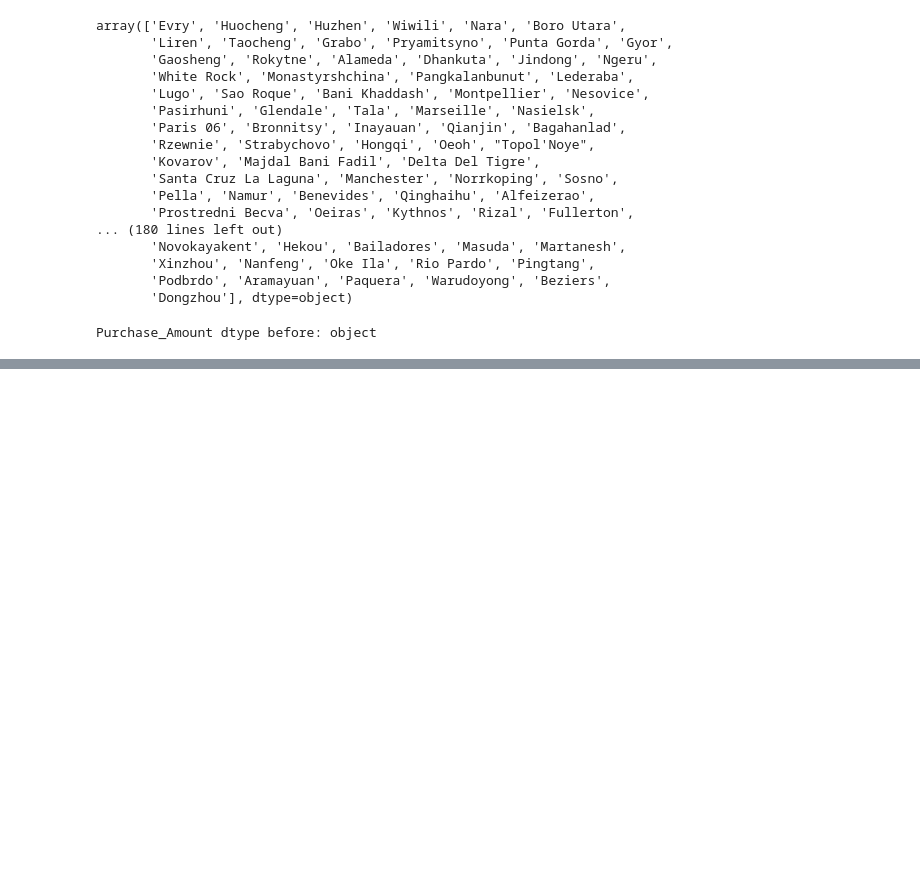
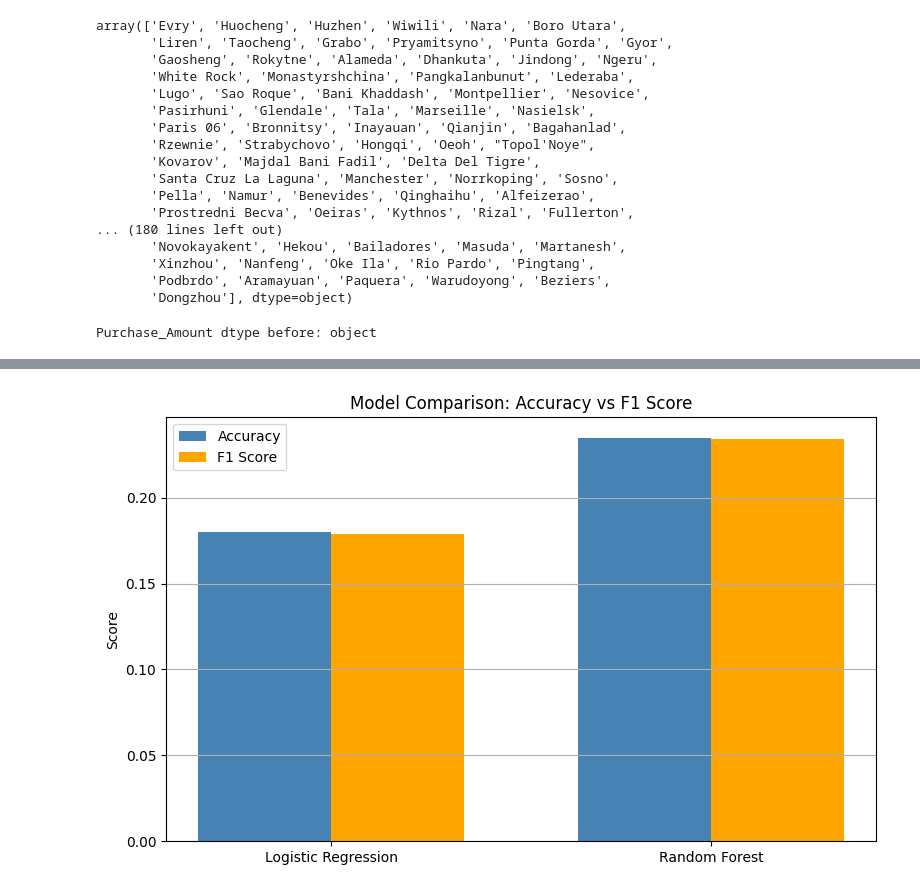
Before and after one commit to Bhekstar007/COS20089, a Jupyter notebook: Assignment_2.ipynb, the cells around one changed output, grey strips where cells are left out. Saved outputs shown, nothing was run; the diff lists cells and outputs as text; code cells hidden in the pictures; blank space fills up the shorter version.

Commit message:
Done with Logistic Regression & Random Forest

```diff
--- a/Assignment_2.ipynb
+++ b/Assignment_2.ipynb
@@ -194,0 +296,4 @@ Cleaned dataset saved to EcommerceConsumerBehavior_Cleaned.csv
+# %%
+X_train, X_test, y_train, y_test = train_test_split(
+    X, y_encoded, test_size=0.2, random_state=42, stratify=y_encoded
+)
@@ -194,0 +304,6 @@ Cleaned dataset saved to EcommerceConsumerBehavior_Cleaned.csv
+# %%
+logreg_model.fit(X_train, y_train)
+y_pred_logreg = logreg_model.predict(X_test)
+
+rf_model.fit(X_train, y_train)
+y_pred_rf = rf_model.predict(X_test)
@@ -194,0 +349,27 @@ Cleaned dataset saved to EcommerceConsumerBehavior_Cleaned.csv
+# %%
+logreg_acc = accuracy_score(y_test, y_pred_logreg)
+rf_acc = accuracy_score(y_test, y_pred_rf)
+
+logreg_f1 = f1_score(y_test, y_pred_logreg, average='weighted')
+rf_f1 = f1_score(y_test, y_pred_rf, average='weighted')
+
+models = ['Logistic Regression', 'Random Forest']
+accuracies = [logreg_acc, rf_acc]
+f1_scores = [logreg_f1, rf_f1]
+
+plt.figure(figsize=(8, 5))
+bar_width = 0.35
+x = np.arange(len(models))
+
+plt.bar(x, accuracies, width=bar_width, label='Accuracy', color='steelblue')
+plt.bar(x + bar_width, f1_scores, width=bar_width, label='F1 Score', color='orange')
+
+plt.ylabel('Score')
+plt.title('Model Comparison: Accuracy vs F1 Score')
+plt.xticks(x + bar_width / 2, models)
+plt.legend()
+plt.grid(axis='y')
+plt.tight_layout()
+plt.show()
+# %% [output]
+[figure, added]
```
Also changed, not shown: parts of 30 cells of this notebook, 1 other file.
